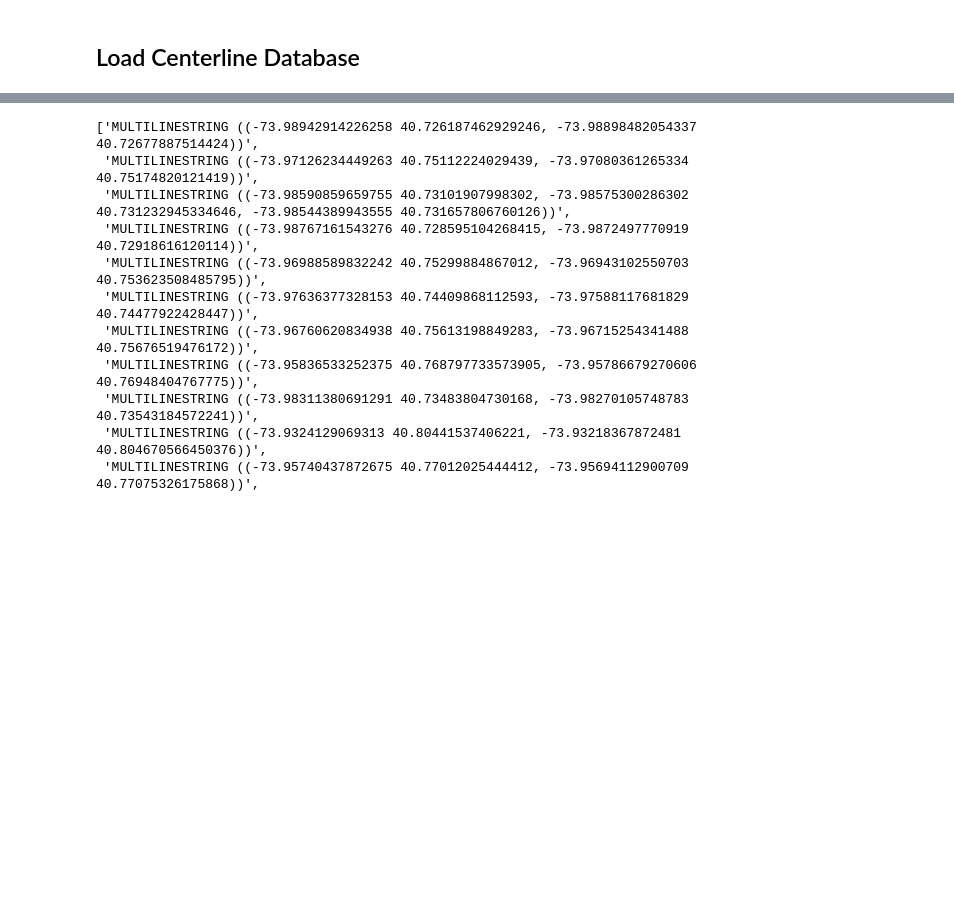
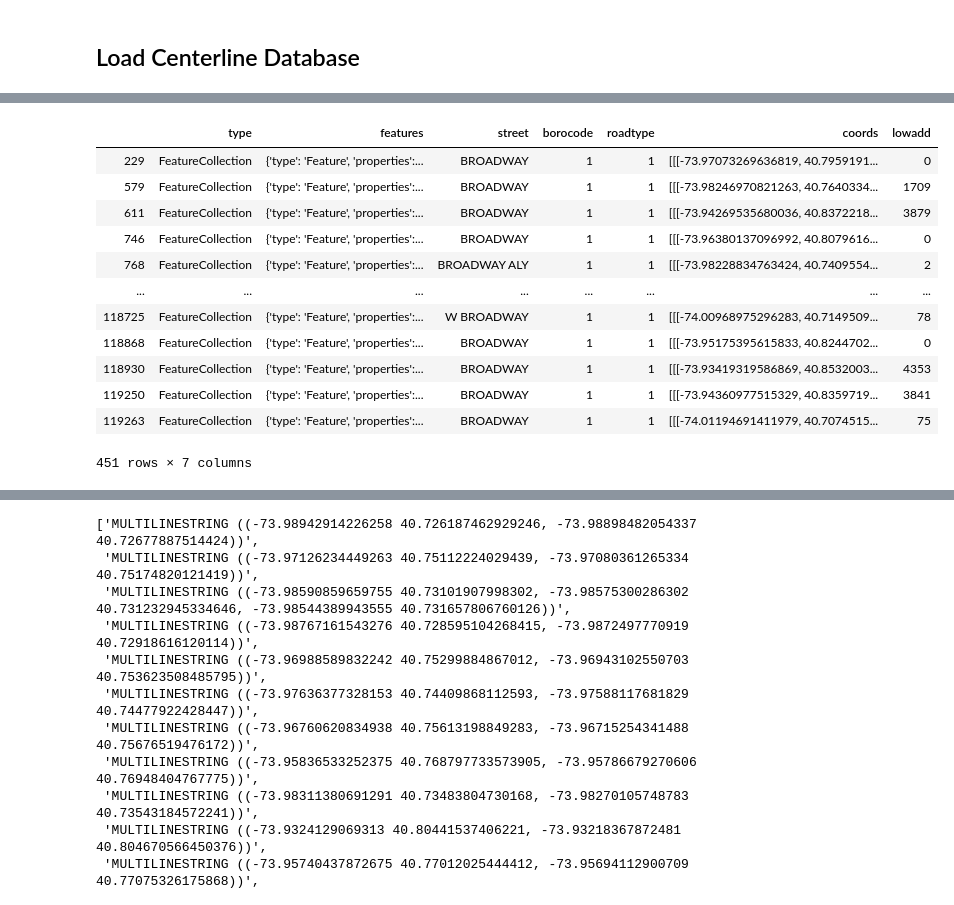
Before and after one commit to stuartong/streetsofnyc, a Jupyter notebook: TicketsCleaningStreetCode.ipynb, the cells around one changed output, grey strips where cells are left out. Cells and saved outputs as stored; diff of their text form; code cells hidden in the pictures; blank space fills up the shorter version.

```diff
--- a/TicketsCleaningStreetCode.ipynb
+++ b/TicketsCleaningStreetCode.ipynb
@@ -239,0 +230,16 @@ cl_df
+# %%
+cl_gjson[(cl_gjson['street'].str.contains('BROADWAY'))&(cl_gjson['borocode']=='1')]
+# %% [output]
+|  | type | features | street | borocode | roadtype | coords | lowadd |
+| 229 | FeatureCollection | {'type': 'Feature', 'properties':... | BROADWAY | 1 | 1 | [[[-73.97073269636819, 40.7959191... | 0 |
+| 579 | FeatureCollection | {'type': 'Feature', 'properties':... | BROADWAY | 1 | 1 | [[[-73.98246970821263, 40.7640334... | 1709 |
+| 611 | FeatureCollection | {'type': 'Feature', 'properties':... | BROADWAY | 1 | 1 | [[[-73.94269535680036, 40.8372218... | 3879 |
+| 746 | FeatureCollection | {'type': 'Feature', 'properties':... | BROADWAY | 1 | 1 | [[[-73.96380137096992, 40.8079616... | 0 |
+| 768 | FeatureCollection | {'type': 'Feature', 'properties':... | BROADWAY ALY | 1 | 1 | [[[-73.98228834763424, 40.7409554... | 2 |
+| ... | ... | ... | ... | ... | ... | ... | ... |
+| 118725 | FeatureCollection | {'type': 'Feature', 'properties':... | W BROADWAY | 1 | 1 | [[[-74.00968975296283, 40.7149509... | 78 |
+| 118868 | FeatureCollection | {'type': 'Feature', 'properties':... | BROADWAY | 1 | 1 | [[[-73.95175395615833, 40.8244702... | 0 |
+| 118930 | FeatureCollection | {'type': 'Feature', 'properties':... | BROADWAY | 1 | 1 | [[[-73.93419319586869, 40.8532003... | 4353 |
+| 119250 | FeatureCollection | {'type': 'Feature', 'properties':... | BROADWAY | 1 | 1 | [[[-73.94360977515329, 40.8359719... | 3841 |
+| 119263 | FeatureCollection | {'type': 'Feature', 'properties':... | BROADWAY | 1 | 1 | [[[-74.01194691411979, 40.7074515... | 75 |
+451 rows × 7 columns
```
Also changed, not shown: parts of 33 cells of this notebook.
